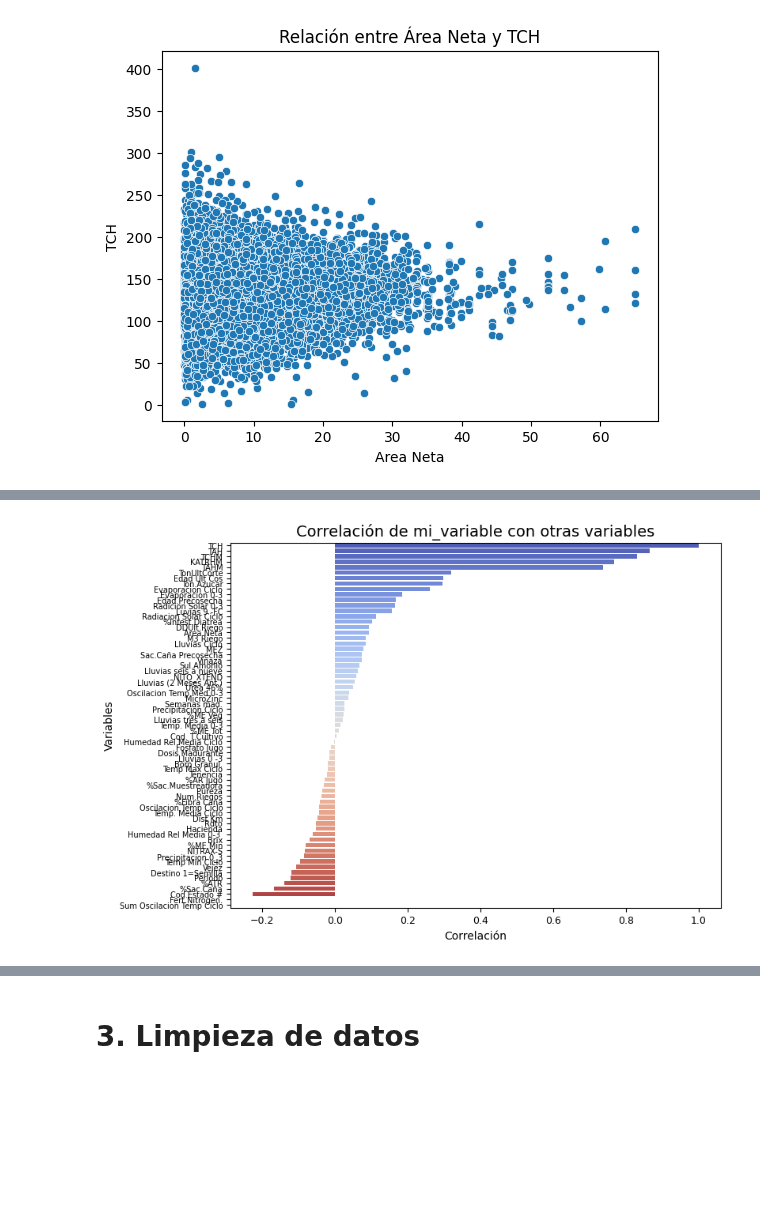
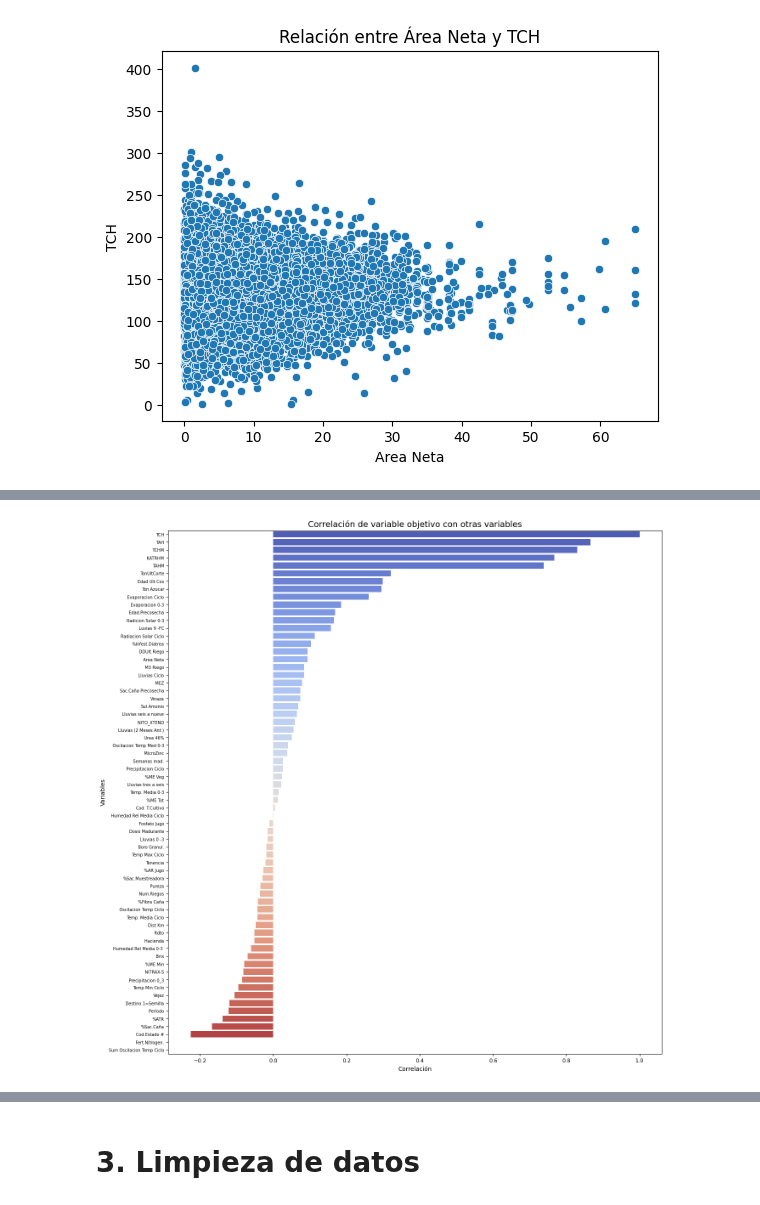
Before and after one commit to edgo1688/MIAA-ICESI, a Jupyter notebook: Aprendizaje automático l/Predicción y Clasificación en la Industria Azucarera.ipynb, the cells around one changed output, grey strips where cells are left out. Drawn from its saved outputs; the diff is of its cells as text; code cells hidden in the pictures; blank space fills up the shorter version.

```diff
--- a/Aprendizaje automático l/Predicción y Clasificación en la Industria Azucarera.ipynb
+++ b/Aprendizaje automático l/Predicción y Clasificación en la Industria Azucarera.ipynb
@@ -507,21 +486,21 @@ plt.show()
 # %%
 # Calcular la matriz de correlación
 
-var_numericas = df.select_dtypes(include=['float64', 'int64'])
+corr_numericas = df.select_dtypes(include=['float64', 'int64'])
 
 # Validar la correlación en respuesto a la variable objetivo "TCH"
-correlacion = var_numericas.corr()['TCH']
+correlacion = corr_numericas.corr()['TCH']
 correlacion = correlacion.sort_values(ascending=False)
 
 # Crear grafico
-plt.figure(figsize=(8, 6))
+plt.figure(figsize=(15, 16))
 sns.barplot(x=correlacion.values, y=correlacion.index, palette='coolwarm')
 
-plt.title(f'Correlación de mi_variable con otras variables', fontsize=14)
+plt.title(f'Correlación de variable objetivo con otras variables', fontsize=14)
 plt.xlabel('Correlación', fontsize=10)
 plt.ylabel('Variables', fontsize=10)
 plt.xticks(fontsize=9)
 plt.yticks(fontsize=7)
 plt.show()
 # %% [output]
-[figure, old version]
+[figure, new version]
```
Also changed, not shown: parts of 31 cells of this notebook, 2 other files.
